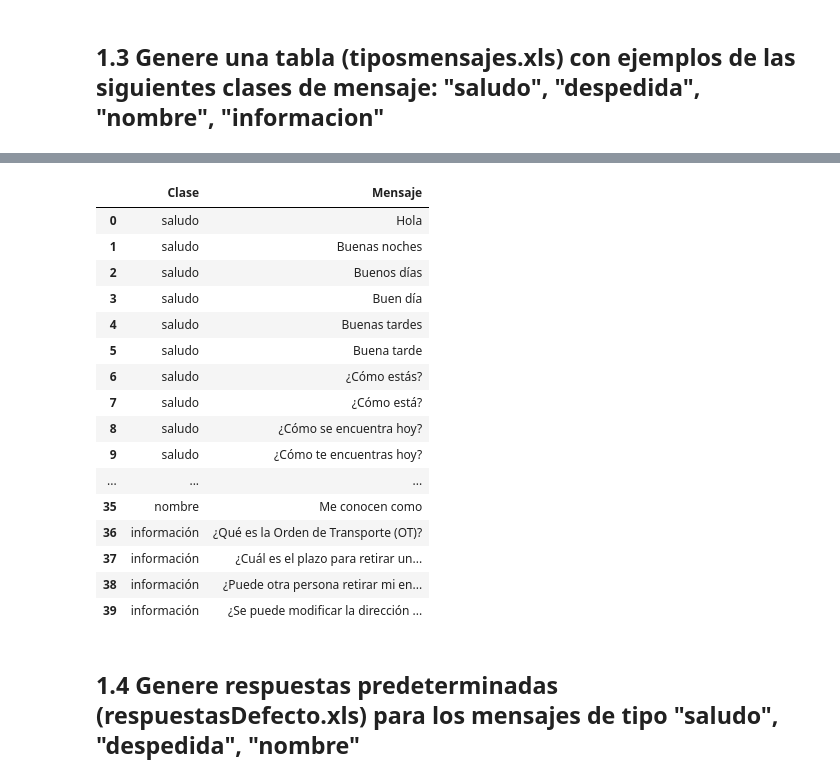
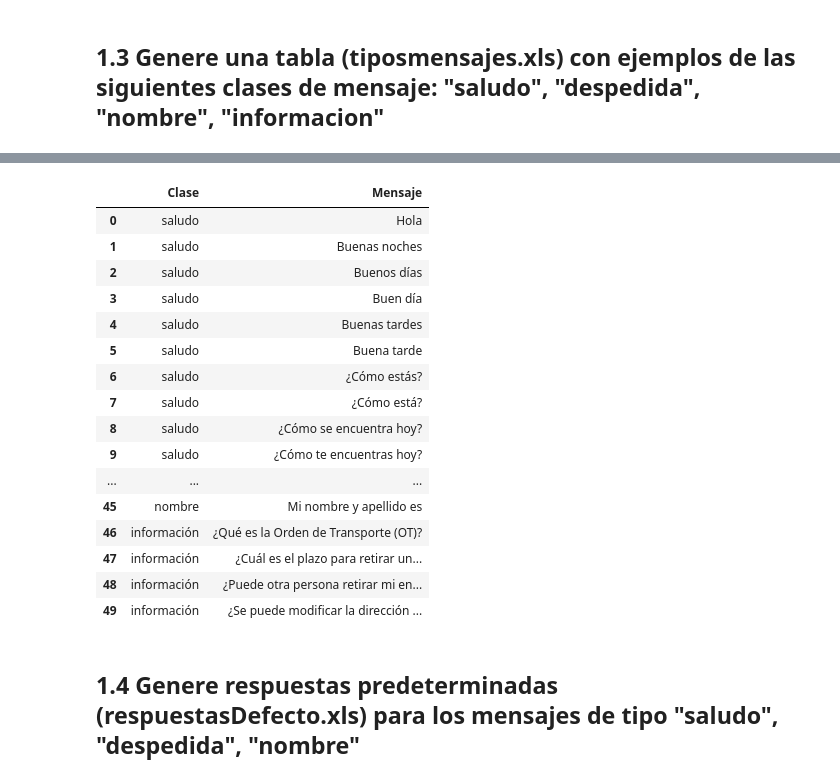
Before and after one commit to alvaro-neira/nlp-homework2, a Jupyter notebook: main.ipynb, the cells around one changed output, grey strips where cells are left out. Saved outputs shown, nothing was run; the diff lists cells and outputs as text; code cells hidden in the pictures.

```diff
--- a/main.ipynb
+++ b/main.ipynb
@@ -95,24 +84,24 @@ Saving to: ‘/content/tiposmensajes.csv’
 # %%
 messages = pd.read_csv('/content/tiposmensajes.csv', sep=';')
-messages.head(40)
+messages.head(50)
 # %% [output]
 |  | Clase | Mensaje |
 | 0 | saludo | Hola |
 | 1 | saludo | Buenas noches |
 | 2 | saludo | Buenos días |
 | 3 | saludo | Buen día |
 | 4 | saludo | Buenas tardes |
 | 5 | saludo | Buena tarde |
 | 6 | saludo | ¿Cómo estás? |
 | 7 | saludo | ¿Cómo está? |
 | 8 | saludo | ¿Cómo se encuentra hoy? |
 | 9 | saludo | ¿Cómo te encuentras hoy? |
 | ... | ... | ... |
-| 35 | nombre | Me conocen como |
-| 36 | información | ¿Qué es la Orden de Transporte (OT)? |
-| 37 | información | ¿Cuál es el plazo para retirar un... |
-| 38 | información | ¿Puede otra persona retirar mi en... |
-| 39 | información | ¿Se puede modificar la dirección ... |
+| 45 | nombre | Mi nombre y apellido es |
+| 46 | información | ¿Qué es la Orden de Transporte (OT)? |
+| 47 | información | ¿Cuál es el plazo para retirar un... |
+| 48 | información | ¿Puede otra persona retirar mi en... |
+| 49 | información | ¿Se puede modificar la dirección ... |
 # %% [markdown]
 ## 1.4 Genere respuestas predeterminadas (respuestasDefecto.xls) para los mensajes de tipo "saludo", "despedida", "nombre"
 # %% [markdown]
```
Also changed, not shown: parts of 10 cells of this notebook.
